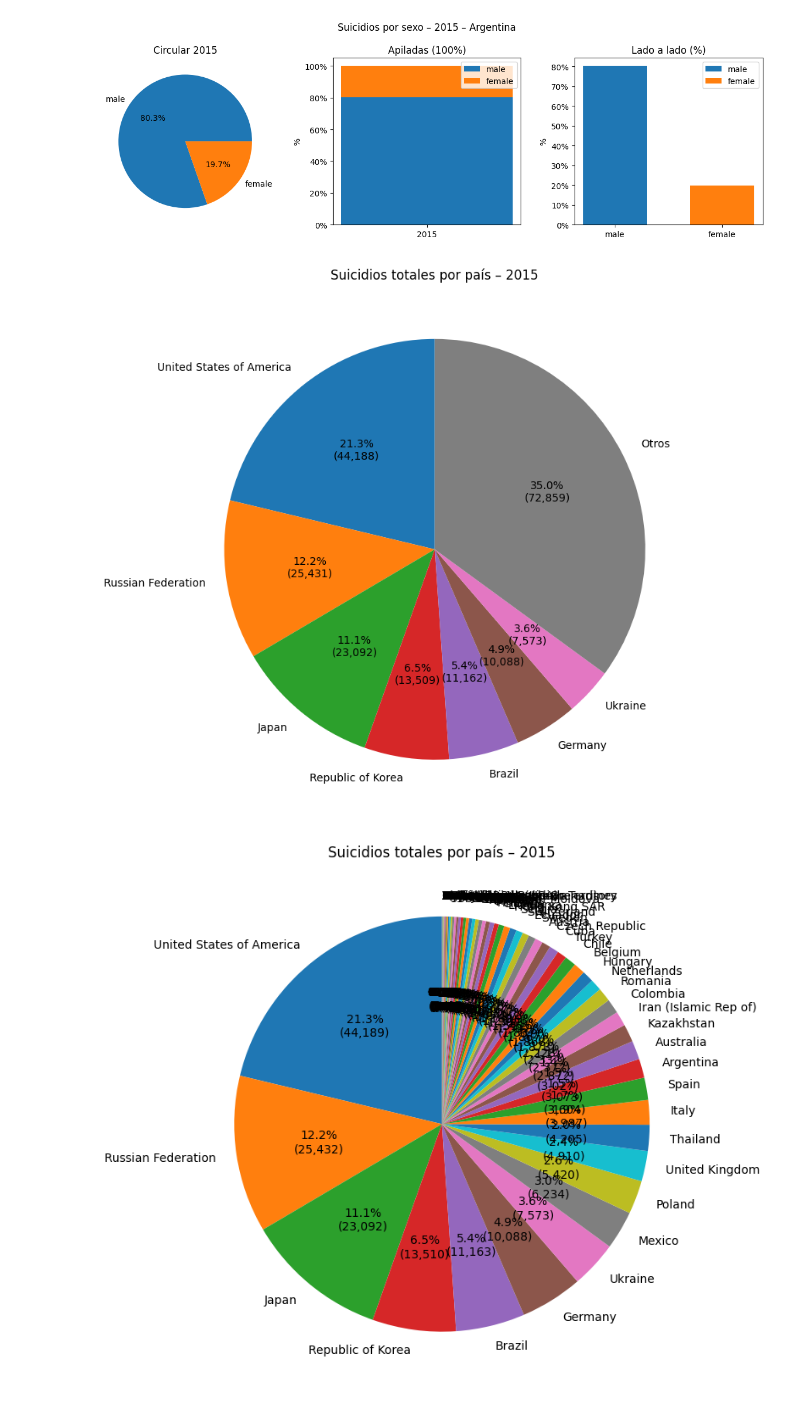
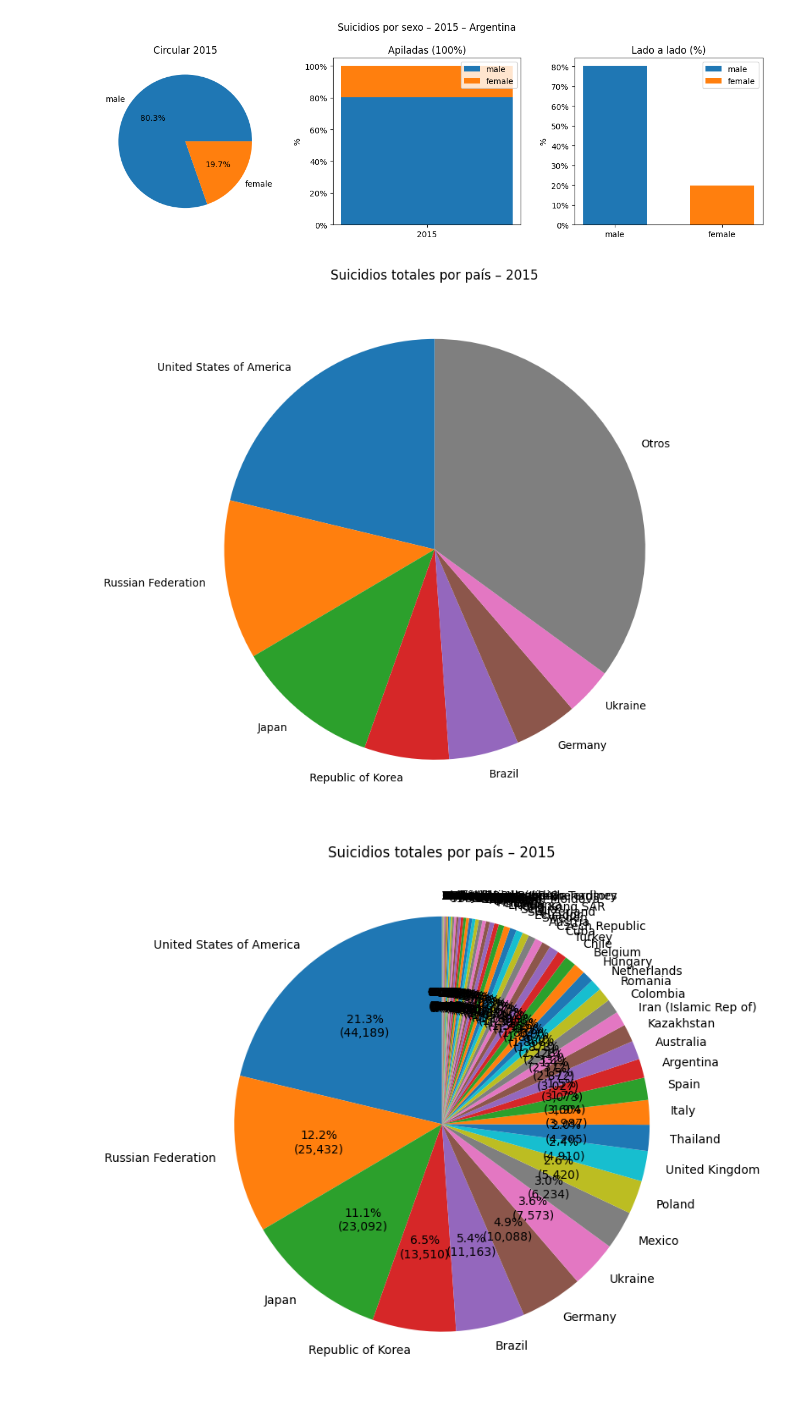
Before and after one commit to vicenadm04/suicidios, a Jupyter notebook: suicide_statics.ipynb, the cells around one changed output. Cells and saved outputs as stored; diff of their text form; code cells hidden in the pictures.

```diff
--- a/suicide_statics.ipynb
+++ b/suicide_statics.ipynb
@@ -117,35 +117,35 @@ plt.tight_layout(); plt.show()
 df["year"] = pd.to_numeric(df["year"], errors="coerce")
 df["suicides_no"] = pd.to_numeric(df["suicides_no"], errors="coerce").fillna(0)
 
 # 3) Filtrar 2015 y agregar por país
 df2015 = df[df["year"] == 2015].copy()
 totales = (
     df2015.groupby("country", as_index=True)["suicides_no"]
     .sum()
     .sort_values(ascending=False)
 )
 totales = totales[totales > 0]  # opcional: quitar países con 0
 
 # 4) Pie chart (top 10 + 'Otros')
 top_n = 7
 top = totales.head(top_n)
 otros = totales.iloc[top_n:].sum()
 
 labels = list(top.index) + (["Otros"] if otros > 0 else [])
 sizes = list(top.values) + ([otros] if otros > 0 else [])
 
 plt.figure(figsize=(8, 8))
 plt.pie(
     sizes,
     labels=labels,
-    autopct=lambda p: f"{p:.1f}%\n({int(p*sum(sizes)/100):,})",
+    #autopct=lambda p: f"{p:.1f}%\n({int(p*sum(sizes)/100):,})",
     startangle=90
 )
 plt.title("Suicidios totales por país – 2015")
 plt.tight_layout()
 plt.show()
 # %% [output]
-[figure, old version]
+[figure, new version]
 # %%
 # 2) Tipos y limpieza mínima
 df["year"] = pd.to_numeric(df["year"], errors="coerce")
```
Also changed, not shown: parts of 10 cells of this notebook.
